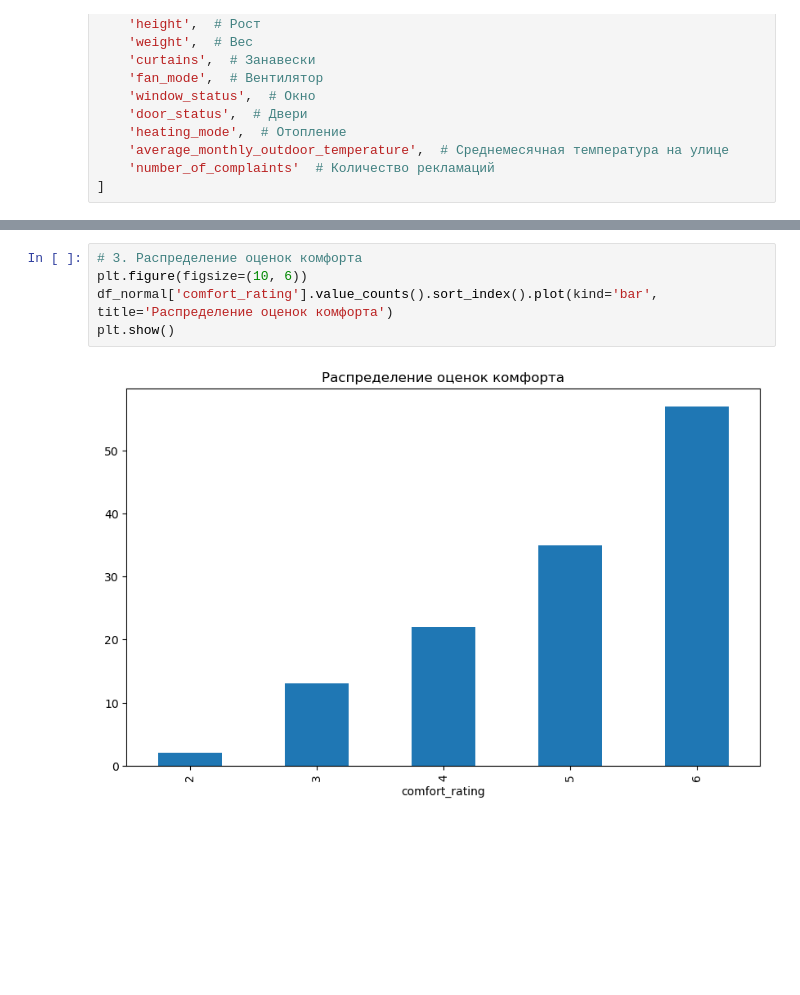
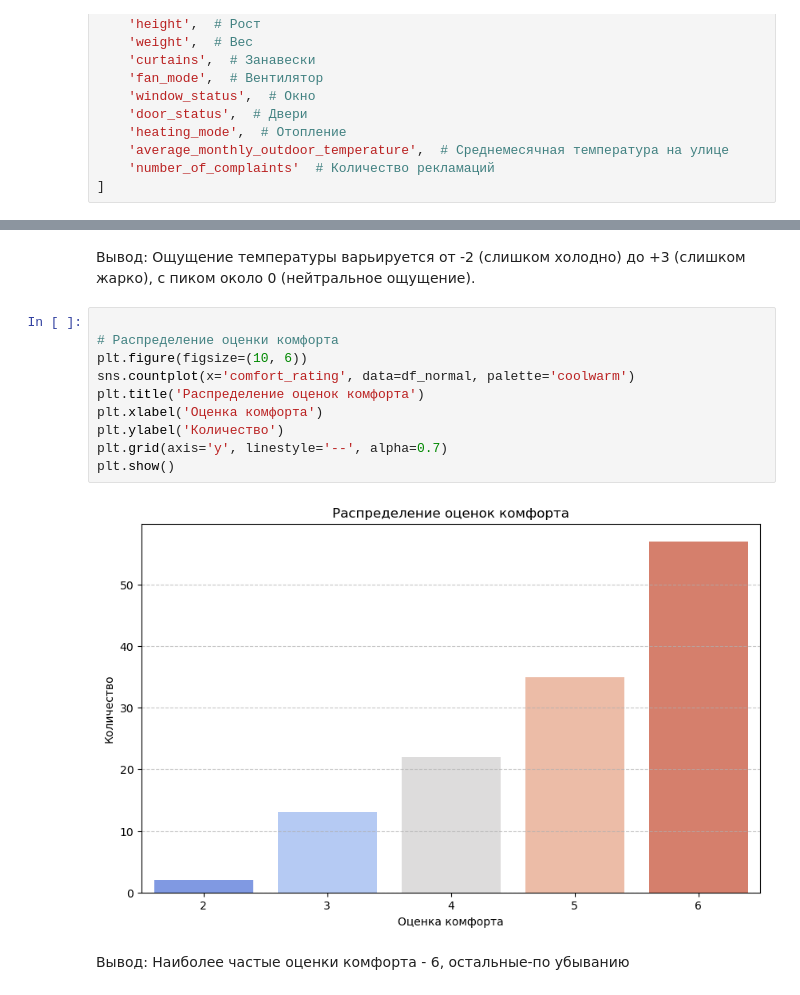
Before and after one commit to VladSunny/YLDA-Climate, a Jupyter notebook: PETE/New_YAndex.ipynb, the cells around one changed output, grey strips where cells are left out. Saved outputs shown, nothing was run; the diff lists cells and outputs as text; blank space fills up the shorter version.

```diff
--- a/PETE/New_YAndex.ipynb
+++ b/PETE/New_YAndex.ipynb
@@ -1254,7 +1320,16 @@ plt.show()
+# %% [markdown]
+Вывод: Ощущение температуры варьируется от -2 (слишком холодно) до +3 (слишком жарко), с пиком около 0 (нейтральное ощущение).
 # %%
-# 3. Распределение оценок комфорта
+
+# Распределение оценки комфорта
 plt.figure(figsize=(10, 6))
-df_normal['comfort_rating'].value_counts().sort_index().plot(kind='bar', title='Распределение оценок комфорта')
+sns.countplot(x='comfort_rating', data=df_normal, palette='coolwarm')
+plt.title('Распределение оценок комфорта')
+plt.xlabel('Оценка комфорта')
+plt.ylabel('Количество')
+plt.grid(axis='y', linestyle='--', alpha=0.7)
 plt.show()
 # %% [output]
-[figure, old version]
+[figure, new version]
+# %% [markdown]
+Вывод: Наиболее частые оценки комфорта - 6, остальные-по убыванию
```
Also changed, not shown: parts of 39 cells of this notebook.
